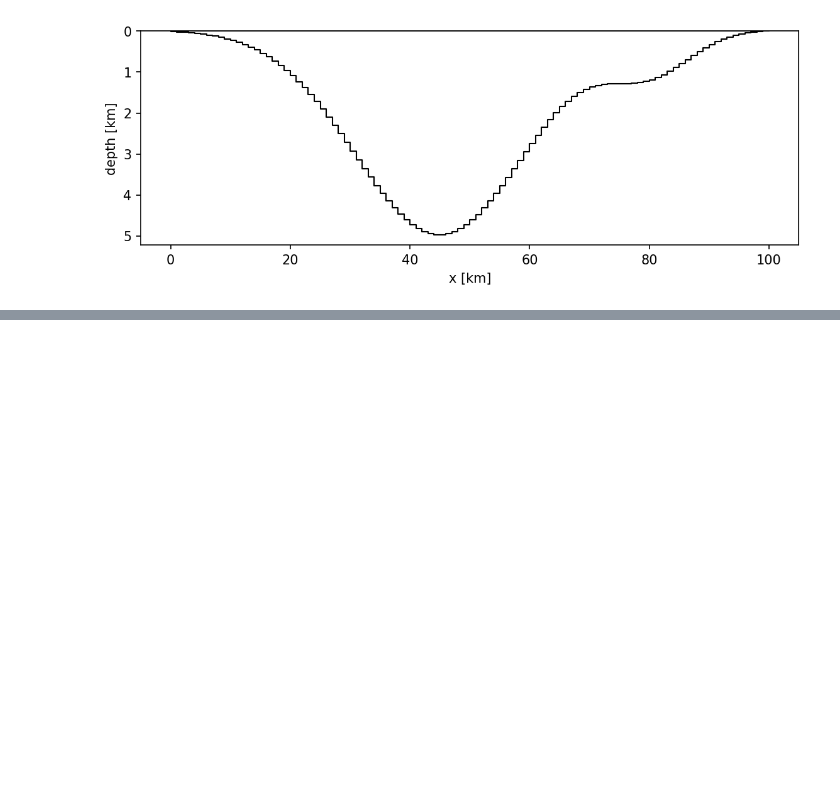
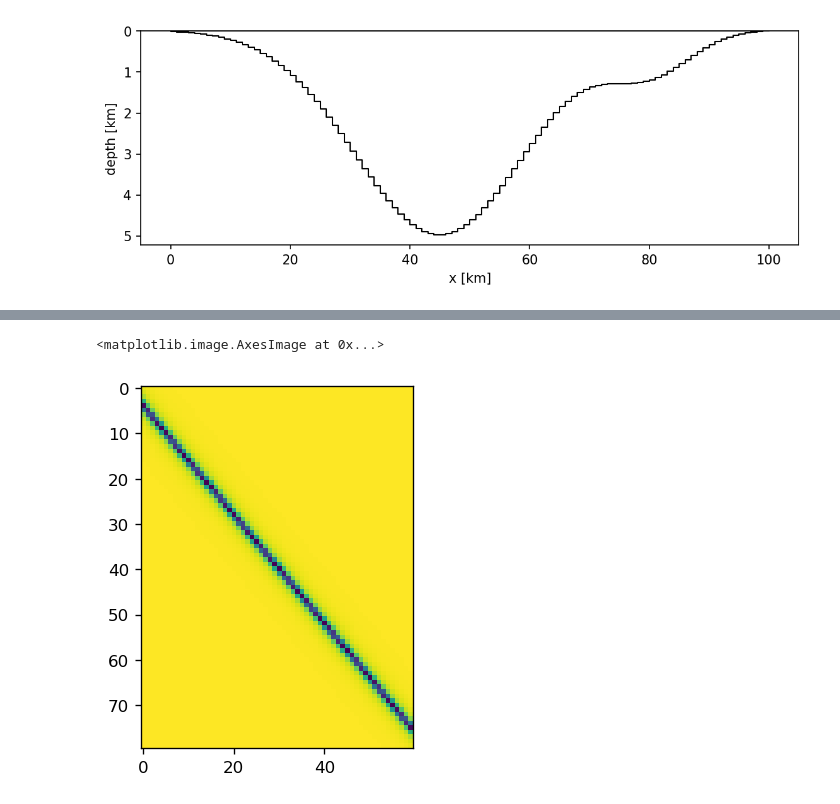
Before and after one commit to compgeolab/2020-aachen-inverse-problems, a Jupyter notebook: gravity-inversion-solution.ipynb, the cells around one changed output, grey strips where cells are left out. Saved outputs shown, nothing was run; the diff lists cells and outputs as text; code cells hidden in the pictures; blank space fills up the shorter version.

```diff
--- a/gravity-inversion-solution.ipynb
+++ b/gravity-inversion-solution.ipynb
@@ -45,0 +81,26 @@ plt.plot(x, data, ".k")
+# %%
+def make_jacobian(parameters, x, density, basin_boundaries):
+    """
+    Calculate the Jacobian matrix by finite differences.
+    """
+    jacobian = np.empty((x.size, parameters.size))
+    step = np.zeros_like(parameters)
+    delta = 10
+    for j in range(jacobian.shape[1]):
+        step[j] += delta
+        jacobian[:, j] = (
+            (
+                cc.forward_model(parameters + step, basin_boundaries, density, x)
+                - cc.forward_model(parameters, basin_boundaries, density, x)
+            )
+            / delta
+        )
+        step[j] = 0
+    return jacobian
+# %%
+jacobian = make_jacobian(parameters, x, density, basin_boundaries)
+# %%
+plt.imshow(jacobian)
+# %% [output]
+<matplotlib.image.AxesImage at 0x...>
+[figure, added]
```
Also changed, not shown: parts of 7 cells of this notebook.
